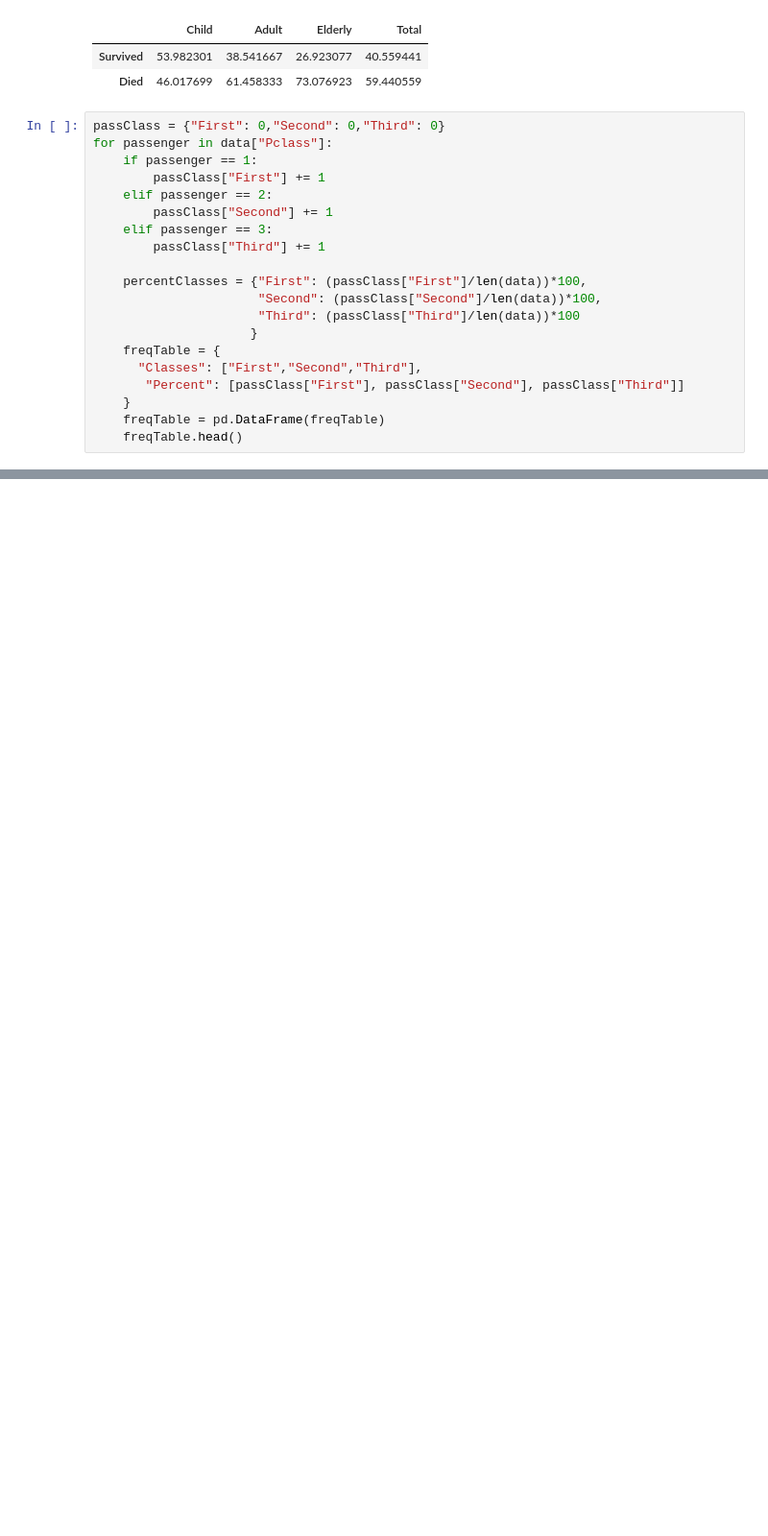
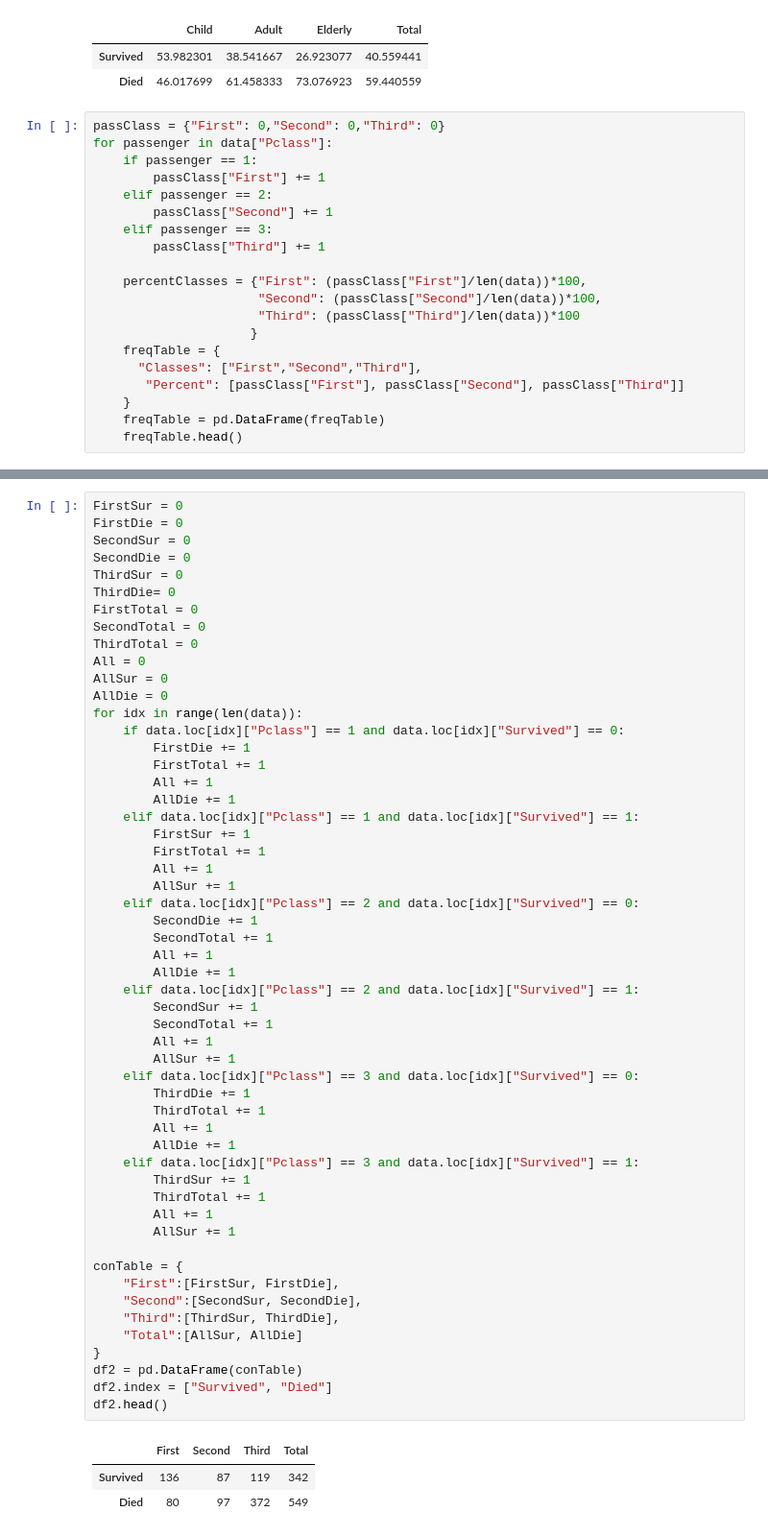
Before and after one commit to CrunchySweet/AI, a Jupyter notebook: Semester1/Titanic/Titanic.ipynb, the cells around one changed output, grey strips where cells are left out. Shown at 96% size. Drawn from its saved outputs; the diff is of its cells as text; blank space fills up the shorter version.

```diff
--- a/Semester1/Titanic/Titanic.ipynb
+++ b/Semester1/Titanic/Titanic.ipynb
@@ -247,0 +253,58 @@ sns.barplot(data=freqTable, x="Classes", y="Percent")
+# %%
+FirstSur = 0
+FirstDie = 0
+SecondSur = 0
+SecondDie = 0
+ThirdSur = 0
+ThirdDie= 0
+FirstTotal = 0
+SecondTotal = 0
+ThirdTotal = 0
+All = 0
+AllSur = 0
+AllDie = 0
+for idx in range(len(data)):
+    if data.loc[idx]["Pclass"] == 1 and data.loc[idx]["Survived"] == 0:
+        FirstDie += 1
+        FirstTotal += 1
+        All += 1
+        AllDie += 1
+    elif data.loc[idx]["Pclass"] == 1 and data.loc[idx]["Survived"] == 1:
+        FirstSur += 1
+        FirstTotal += 1
+        All += 1
+        AllSur += 1
+    elif data.loc[idx]["Pclass"] == 2 and data.loc[idx]["Survived"] == 0:
+        SecondDie += 1
+        SecondTotal += 1
+        All += 1
+        AllDie += 1
+    elif data.loc[idx]["Pclass"] == 2 and data.loc[idx]["Survived"] == 1:
+        SecondSur += 1
+        SecondTotal += 1
+        All += 1
+        AllSur += 1
+    elif data.loc[idx]["Pclass"] == 3 and data.loc[idx]["Survived"] == 0:
+        ThirdDie += 1
+        ThirdTotal += 1
+        All += 1
+        AllDie += 1
+    elif data.loc[idx]["Pclass"] == 3 and data.loc[idx]["Survived"] == 1:
+        ThirdSur += 1
+        ThirdTotal += 1
+        All += 1
+        AllSur += 1
+
+conTable = {
+    "First":[FirstSur, FirstDie],
+    "Second":[SecondSur, SecondDie],
+    "Third":[ThirdSur, ThirdDie],
+    "Total":[AllSur, AllDie]
+}
+df2 = pd.DataFrame(conTable)
+df2.index = ["Survived", "Died"]
+df2.head()
+# %% [output]
+|  | First | Second | Third | Total |
+| Survived | 136 | 87 | 119 | 342 |
+| Died | 80 | 97 | 372 | 549 |
```
Also changed, not shown: parts of 6 cells of this notebook.
